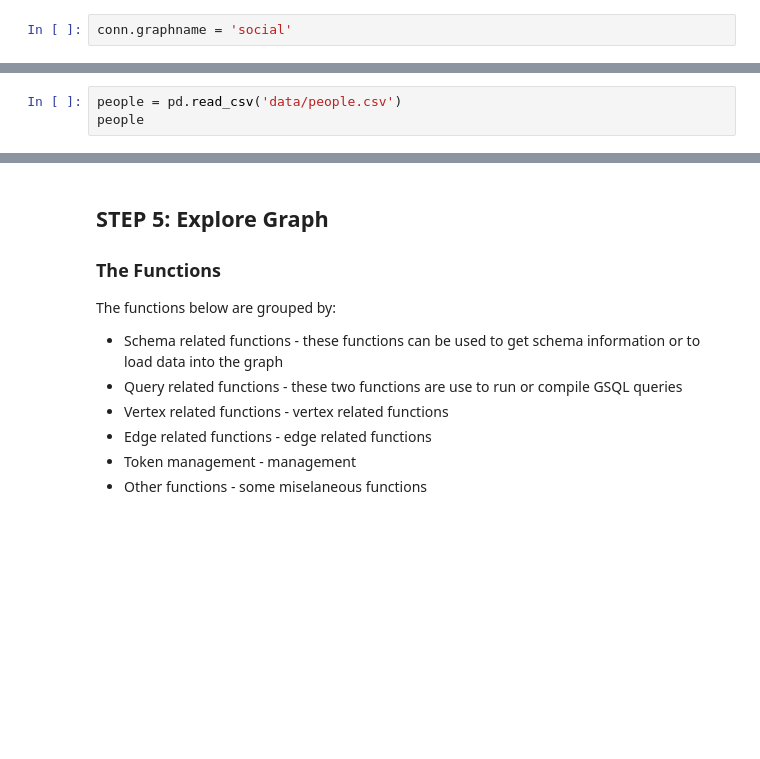
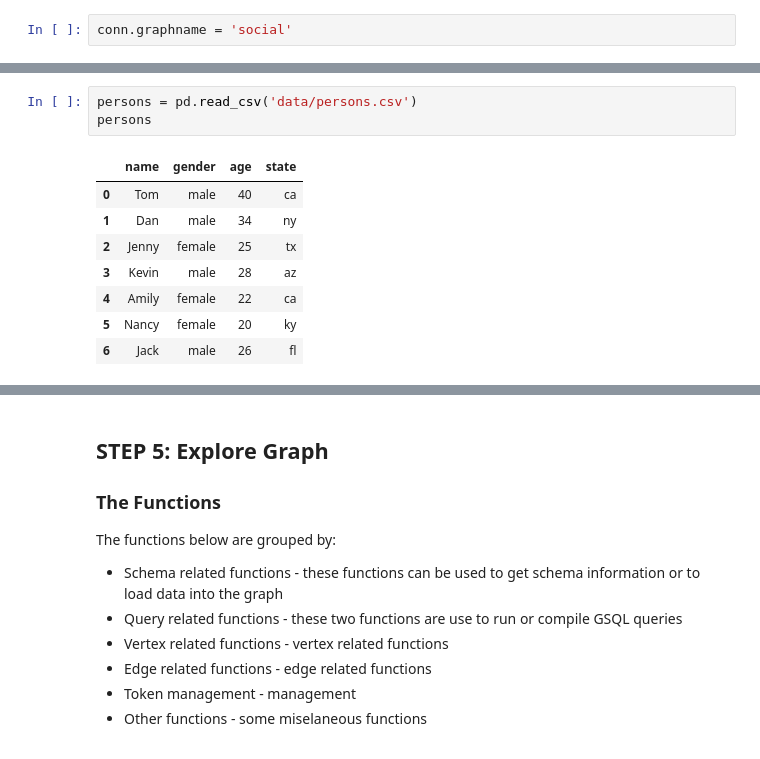
Before and after one commit to ainfanzon/TG-jupyter-101, a Jupyter notebook: tg_jupyter_101.ipynb, the cells around one changed output, grey strips where cells are left out. Cells and saved outputs as stored; diff of their text form; blank space fills up the shorter version.

```diff
--- a/tg_jupyter_101.ipynb
+++ b/tg_jupyter_101.ipynb
@@ -102,8 +110,17 @@ conn.graphname = 'social'
 </span>
 </div>
 # %%
-people = pd.read_csv('data/people.csv')
-people
+persons = pd.read_csv('data/persons.csv')
+persons
+# %% [output]
+|  | name | gender | age | state |
+| 0 | Tom | male | 40 | ca |
+| 1 | Dan | male | 34 | ny |
+| 2 | Jenny | female | 25 | tx |
+| 3 | Kevin | male | 28 | az |
+| 4 | Amily | female | 22 | ca |
+| 5 | Nancy | female | 20 | ky |
+| 6 | Jack | male | 26 | fl |
 # %%
 friendships = pd.read_csv('./data/friendships.csv')
 friendships
```
Also changed, not shown: parts of 37 cells of this notebook, 2 other files.
